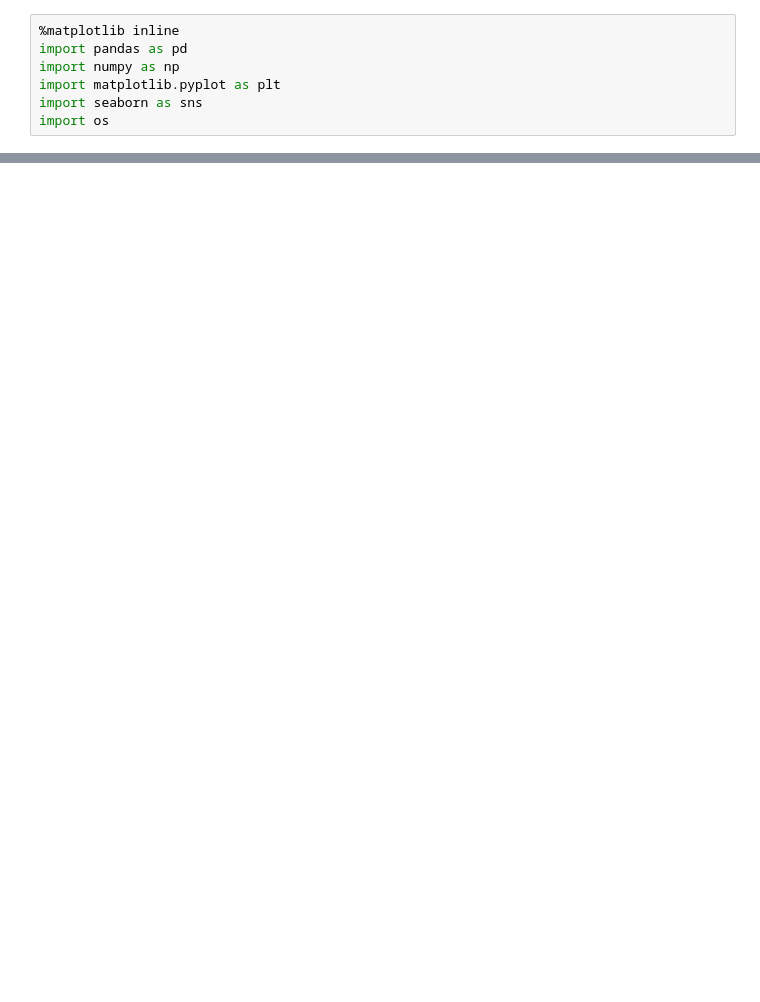
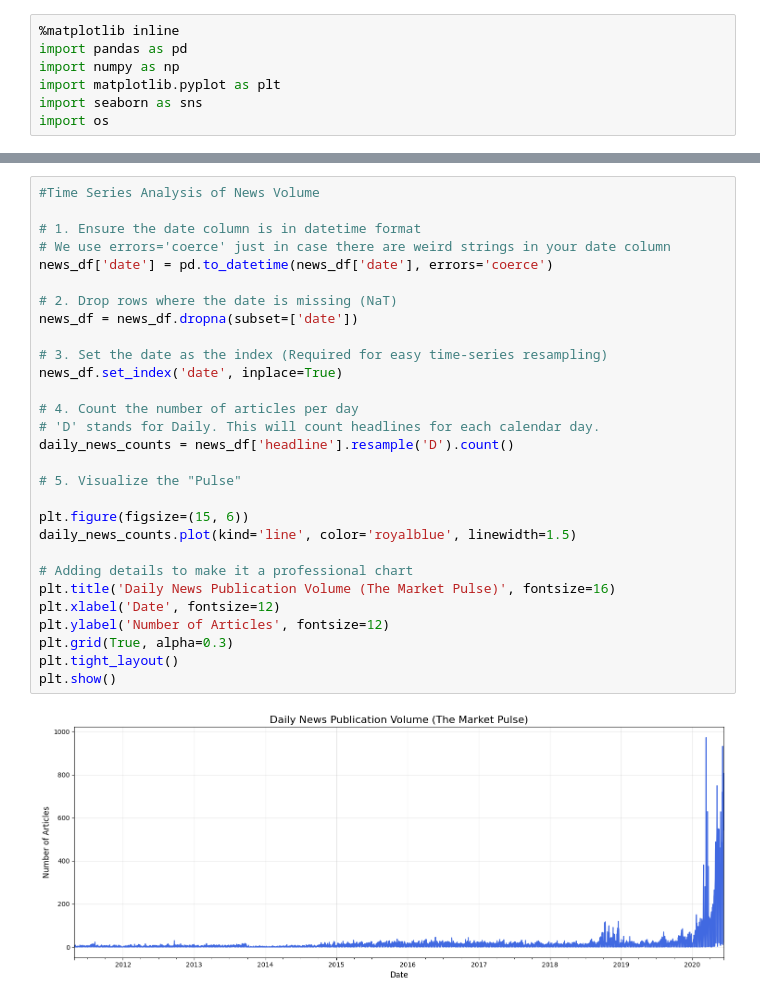
Before and after one commit to Sifen1995/news-sentiment-analysis, a Jupyter notebook: notebooks/task-1.ipynb, the cells around one changed output, grey strips where cells are left out. Saved outputs shown, nothing was run; the diff lists cells and outputs as text; blank space fills up the shorter version.

```diff
--- a/notebooks/task-1.ipynb
+++ b/notebooks/task-1.ipynb
@@ -194,0 +329,31 @@ for i in range(1, 6):
+# %%
+#Time Series Analysis of News Volume
+
+# 1. Ensure the date column is in datetime format
+# We use errors='coerce' just in case there are weird strings in your date column
+news_df['date'] = pd.to_datetime(news_df['date'], errors='coerce')
+
+# 2. Drop rows where the date is missing (NaT)
+news_df = news_df.dropna(subset=['date'])
+
+# 3. Set the date as the index (Required for easy time-series resampling)
+news_df.set_index('date', inplace=True)
+
+# 4. Count the number of articles per day
+# 'D' stands for Daily. This will count headlines for each calendar day.
+daily_news_counts = news_df['headline'].resample('D').count()
+
+# 5. Visualize the "Pulse"
+
+plt.figure(figsize=(15, 6))
+daily_news_counts.plot(kind='line', color='royalblue', linewidth=1.5)
+
+# Adding details to make it a professional chart
+plt.title('Daily News Publication Volume (The Market Pulse)', fontsize=16)
+plt.xlabel('Date', fontsize=12)
+plt.ylabel('Number of Articles', fontsize=12)
+plt.grid(True, alpha=0.3)
+plt.tight_layout()
+plt.show()
+# %% [output]
+[figure, added]
```
Also changed, not shown: parts of 13 cells of this notebook.
